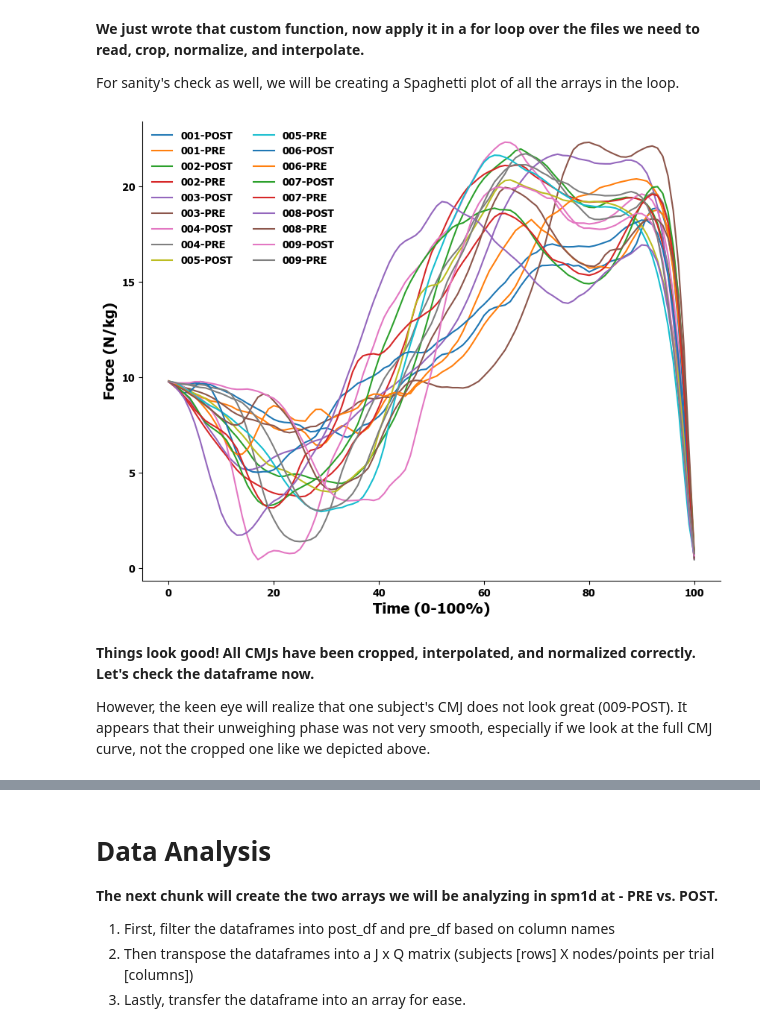
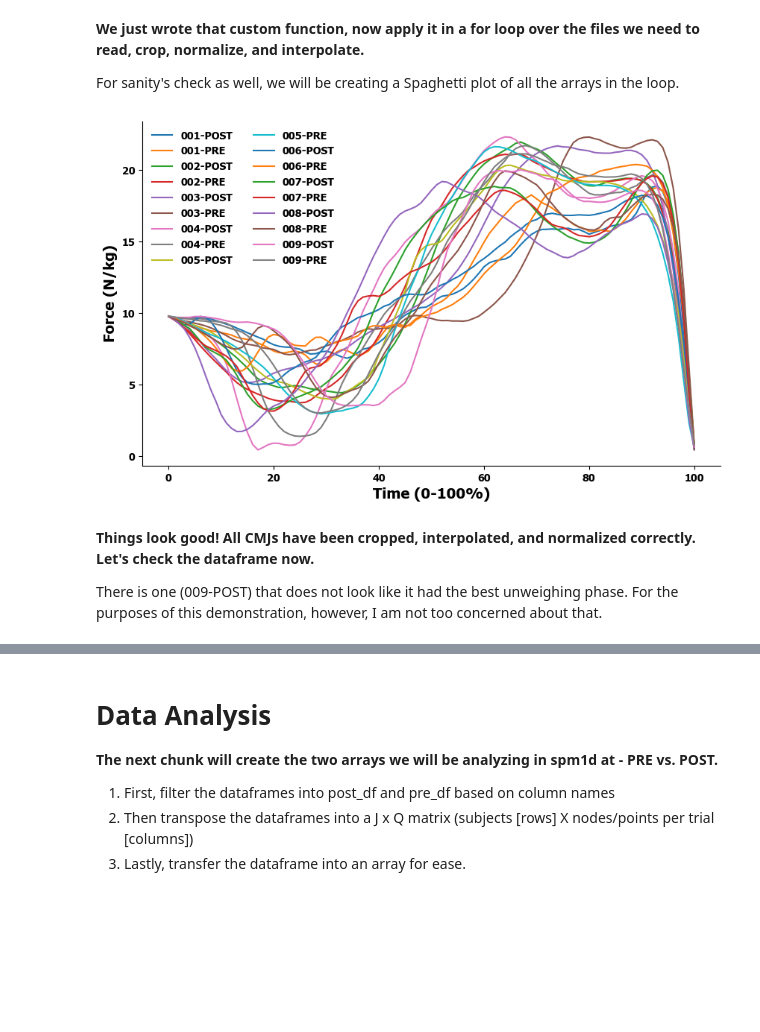
Before and after one commit to cjcleary/ClearyResearch, a Jupyter notebook: Misc/Cleary SPM1D CMJ.ipynb, the cells around one changed output, grey strips where cells are left out. Drawn from its saved outputs; the diff is of its cells as text; code cells hidden in the pictures; blank space fills up the shorter version.

```diff
--- a/Misc/Cleary SPM1D CMJ.ipynb
+++ b/Misc/Cleary SPM1D CMJ.ipynb
@@ -119,33 +120,33 @@ For sanity's check as well, we will be creating a Spaghetti plot of all the arra
 # %%
 # preallocate a panda's dataframe to store the data in
 data_to_save = pd.DataFrame()
 
 # initalize a plot
-plt.figure(figsize = (10, 8))
+plt.figure(figsize = (10, 6))
 
 # for loop
 for file_name in files_to_read:
     file_path_of_choice = os.path.join(dir_to_read, file_name) # get the full file path by joining the directory we selected with the filename
 
     # apply the function
     cleaned_and_interpolated_data = read_and_crop_and_interpolate_cmj(file_path=file_path_of_choice)
 
     # remove the .csv from the filename
     base_file_name = file_name[:-4]
 
     # append the dataframe with the values we just generated...
     data_to_save[base_file_name] = cleaned_and_interpolated_data
 
     # plot the data for sanity checks. always.
     plt.plot(cleaned_and_interpolated_data, label = base_file_name)
 
 # outside of the loop, figure theme settings
 plt.legend(loc = 'upper left', frameon = False, ncol = 2)
 plt.ylabel('Force (N/kg)')
 plt.xlabel('Time (0-100%)');
 # %% [output]
-[figure, old version]
+[figure, new version]
 # %% [markdown]
 <b> Things look good! All CMJs have been cropped, interpolated, and normalized correctly. Let's check the dataframe now. </b>
 
-However, the keen eye will realize that one subject's CMJ does not look great (009-POST). It appears that their unweighing phase was not very smooth, especially if we look at the full CMJ curve, not the cropped one like we depicted above.
+There is one (009-POST) that does not look like it had the best unweighing phase. For the purposes of this demonstration, however, I am not too concerned about that.
```
Also changed, not shown: parts of 11 cells of this notebook, 17 other files.
